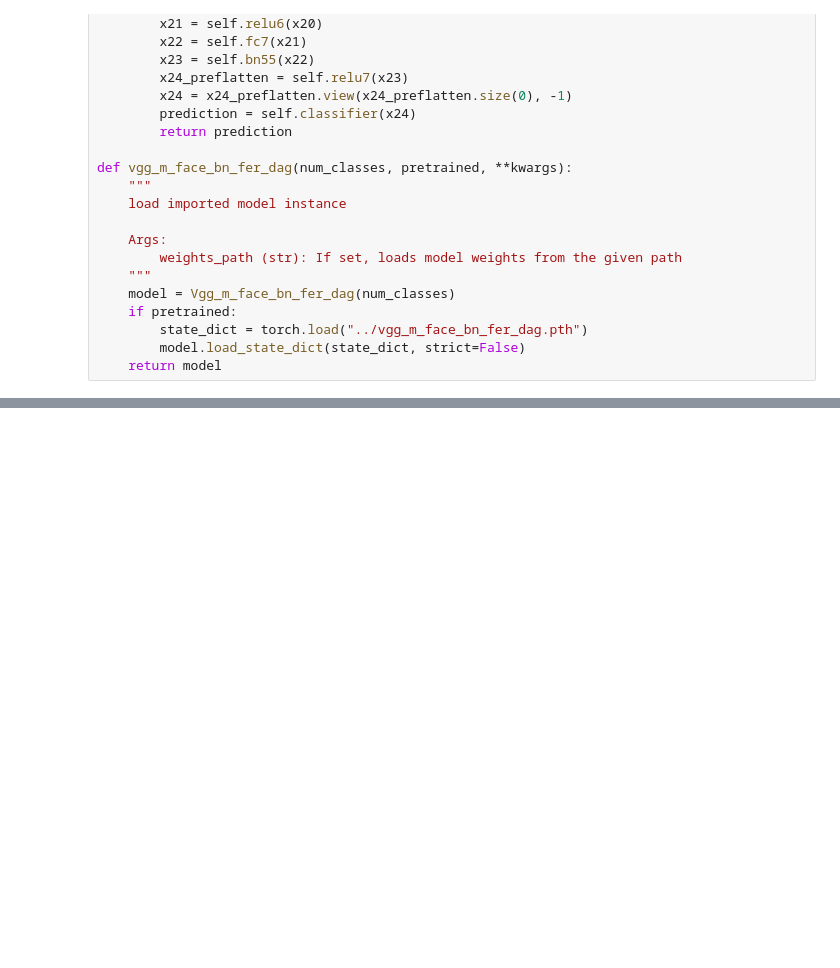
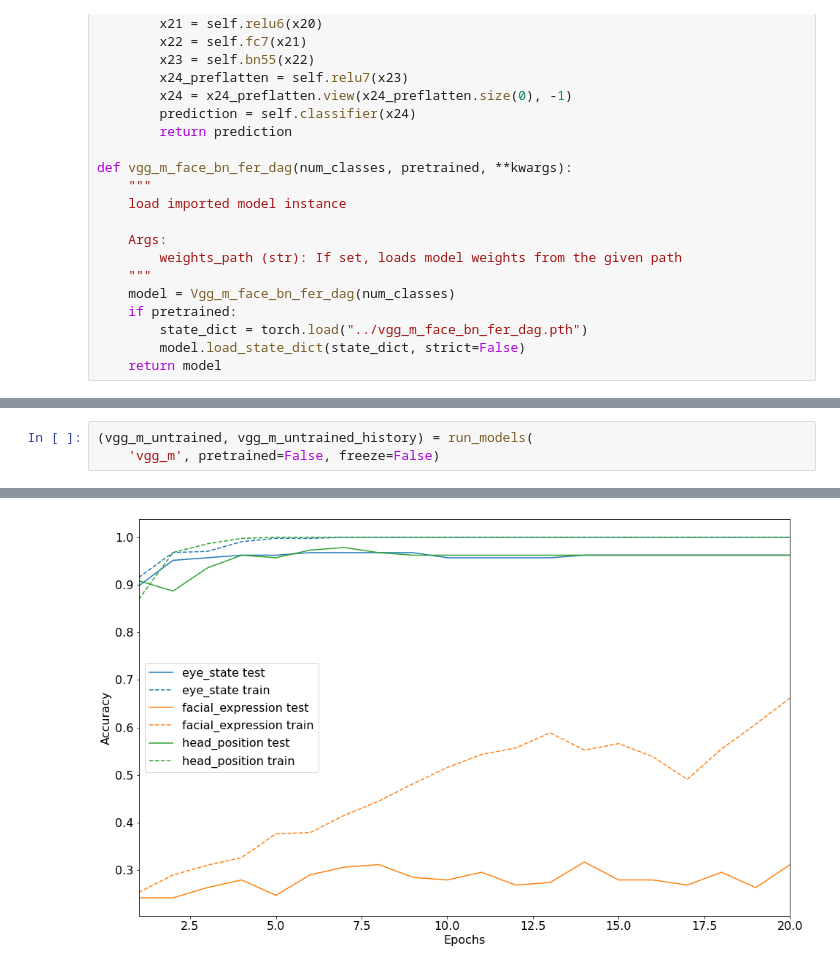
Before and after one commit to karenfeng/eigenfaces, a Jupyter notebook: ipynb/neural_network.ipynb, the cells around one changed output, grey strips where cells are left out. Cells and saved outputs as stored; diff of their text form; blank space fills up the shorter version.

```diff
--- a/ipynb/neural_network.ipynb
+++ b/ipynb/neural_network.ipynb
@@ -796,0 +350,4 @@ def confusion_matrix(nets, model_name, label, max_num):
+# %%
+(vgg_m_untrained, vgg_m_untrained_history) = run_models(
+    'vgg_m', pretrained=False, freeze=False)
+# %% [output]
@@ -796,0 +371 @@ def confusion_matrix(nets, model_name, label, max_num):
+[figure, added]
```
Also changed, not shown: parts of 60 cells of this notebook, 50 other files.
